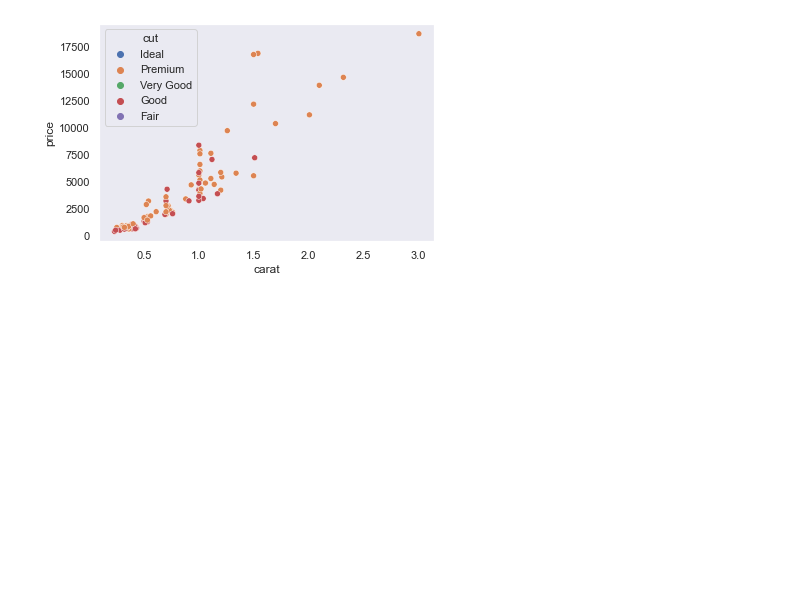
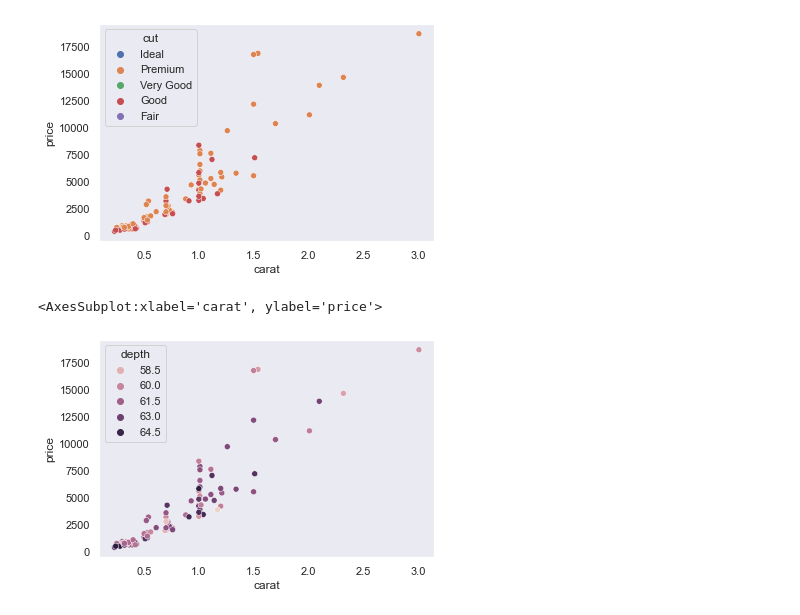
Before and after one commit to sinchan-s/everything_data_science, a Jupyter notebook: Seaborn tuts.ipynb, the cells around one changed output. Saved outputs shown, nothing was run; the diff lists cells and outputs as text; code cells hidden in the pictures; blank space fills up the shorter version.

Commit message:
Scatter

```diff
--- a/Seaborn tuts.ipynb
+++ b/Seaborn tuts.ipynb
@@ -921,4 +921,7 @@ diamonds
 | 53938 | 0.86 | Premium | H | SI2 | 61.0 | 58.0 | 2757 | 6.15 | 6.12 | 3.74 |
 | 53939 | 0.75 | Ideal | D | SI2 | 62.2 | 55.0 | 2757 | 5.83 | 5.87 | 3.64 |
 53940 rows × 10 columns
+# %%
+diamonds2 = diamonds.loc[diamonds['cut'].isin(['Premium', 'Good']) & diamonds['color'].isin(['D', 'F', 'J'])]
+diamonds3 = diamonds2.sample(n=100, random_state=22)
 # %%
@@ -962,4 +972,7 @@ sns.scatterplot(x='carat', y='price', data=diamonds2, hue='cut')
 <AxesSubplot:xlabel='carat', ylabel='price'>
 [figure]
 # %%
-#sns.scatterplot(x='carat', y='price', data=diamonds, hue='cut', palette=['purple', 'black'])
+sns.scatterplot(x='carat', y='price', data=diamonds3, hue='depth')
+# %% [output]
+<AxesSubplot:xlabel='carat', ylabel='price'>
+[figure, added]
```
Also changed, not shown: parts of 25 cells of this notebook.
